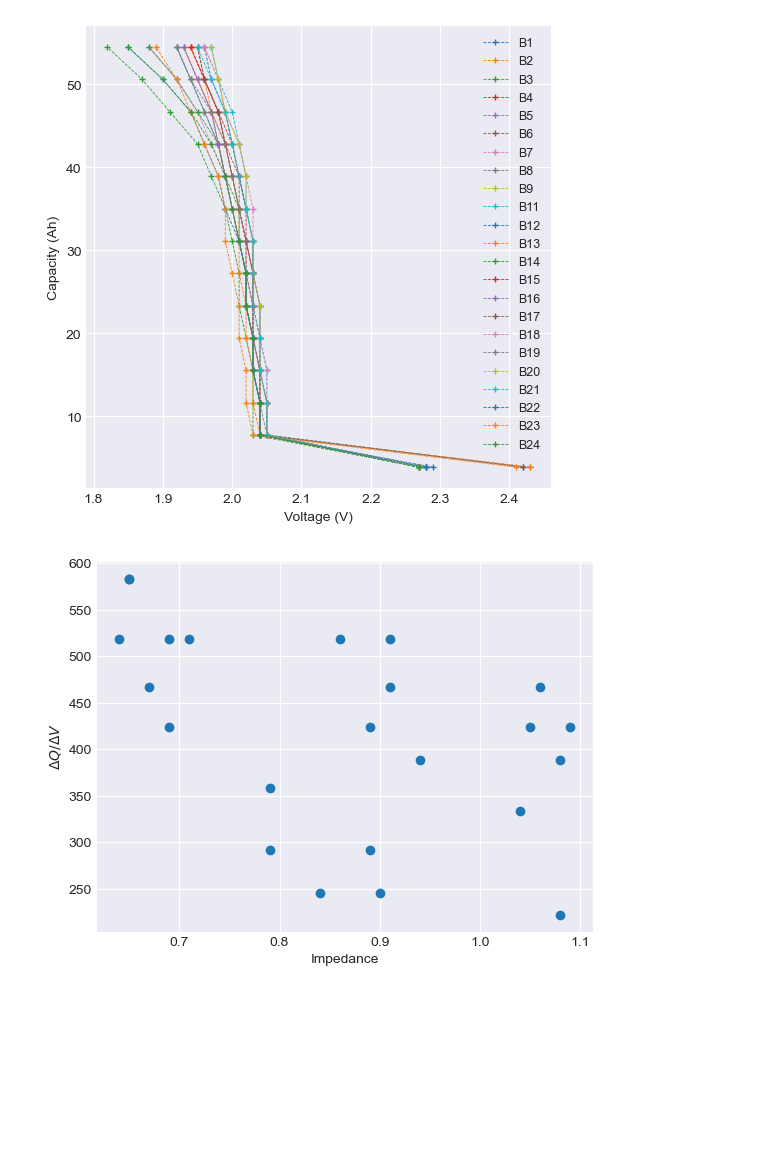
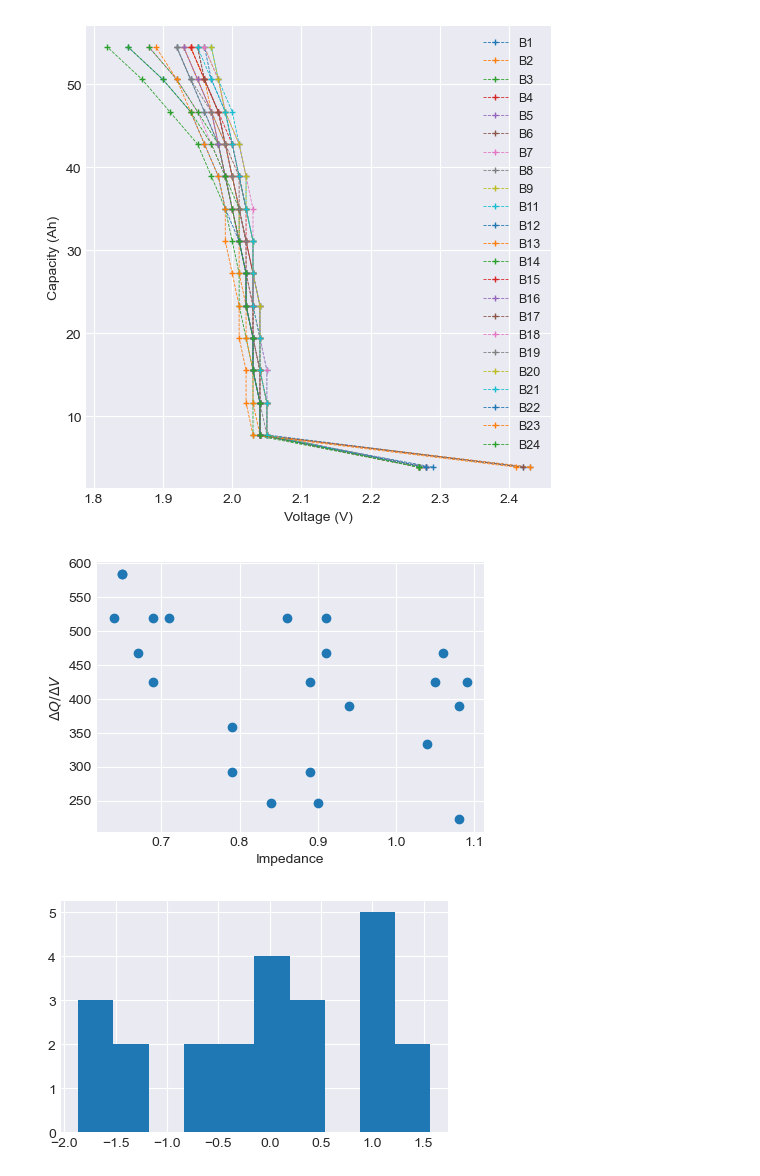
Before and after one commit to sarajcev/bayes_battery, a Jupyter notebook: bayes_analysis.ipynb, the cells around one changed output. Cells and saved outputs as stored; diff of their text form; code cells hidden in the pictures; blank space fills up the shorter version.

```diff
--- a/bayes_analysis.ipynb
+++ b/bayes_analysis.ipynb
@@ -23,6 +25,5 @@ az.style.use('seaborn-v0_8-darkgrid')
 # %%
-data = pd.read_excel('long_form_sve.xlsx', sheet_name='21-11-25')
-#data.loc[9, 'Zi'] = 20.  # overwrite
+data = pd.read_excel(file_name, sheet_name='21-11-25')
 data
 # %% [output]
 |  | Battery | X/cm | Y/cm | Zi | Rij | Ui(0) | Ui(6) | Ui(12) | Ui(18) | Ui(24) | ... | ... |
@@ -92 +96,29 @@ zi_data = data['Zi'].values
 index_values = data.index
+# %%
+c = {
+    'id': data['Battery'].values
+}
+# Bayesian regression with Gaussian processes.
+with pm.Model(coords=c) as mvt:
+    # Data containers.
+    x = pm.Data('x', delta_t)
+    y = pm.Data('y', zi_data)
+    idx = pm.Data('idx', index_values)
+    # Covariance matrix.
+    eta = pm.Exponential('eta', lam=2)
+    rho = pm.Exponential('rho', lam=0.5)
+    Kij = eta * np.exp(-rho * dm) + np.diag([0.01]*n)
+    # Multivariate prior.
+    gamma = pm.MvStudentT('gamma', nu=4, mu=np.zeros(n), cov=Kij, dims='id')
+    # Additional priors.
+    alpha = pm.Normal('alpha', mu=0, sigma=2)
+    sigma = pm.HalfCauchy('sigma', beta=2)
+    # Linear model.
+    mu = alpha + x * gamma[idx]
+    # Likelihood.
+    obs = pm.StudentT('obs', nu=4, mu=mu, sigma=sigma,
+                      observed=np.log(y), dims='id')
+    # MCMC sampling.
+    idata = pm.sample(draws=8000, tune=2000,
+                      target_accept=0.99, max_treedepth=15,
+                      idata_kwargs={'log_likelihood': True})
@@ -300,9 +331,9 @@ MAPE: 7.74 %
 # %%
-qdata = pd.read_excel('long_form_sve.xlsx', sheet_name='05-12-25')
-qdata.drop(index=9, inplace=True)
+qdata = pd.read_excel(file_name, sheet_name='05-12-25')
+qdata.drop(index=9, inplace=True)  # B10
 qdata.reset_index(drop=True, inplace=True)
 # %%
-capacity = pd.read_excel('long_form_sve.xlsx', sheet_name='Kapacitet')
+capacity = pd.read_excel(file_name, sheet_name='Kapacitet')
 capacity.dropna(axis='columns', inplace=True)
 # %%
 c_bat = capacity.iloc[2, 2:].values  # 05-12-25
@@ -328,13 +359,20 @@ for i in qdata.index:
     dqdv[i] = abs(c_bat[-1] - c_bat[ib]) / abs(vb[ib] - vb[-1])
 qdata['dqdv'] = dqdv
 # %%
-plt.scatter(qdata['Zi'].values, qdata['dqdv'].values)
-plt.xlabel('Impedance')
-plt.ylabel(r'$\Delta Q / \Delta V$')
+fig, ax = plt.subplots(figsize=(5, 3.5))
+ax.scatter(qdata['Zi'].values, qdata['dqdv'].values)
+ax.set_xlabel('Impedance')
+ax.set_ylabel(r'$\Delta Q / \Delta V$')
 plt.show()
 # %% [output]
-[figure, old version]
+[figure, new version]
 # %%
 # Standardize.
 scale = StandardScaler()
 dqdv = scale.fit_transform(dqdv.reshape(-1, 1)).flatten()
+# %%
+fig, ax = plt.subplots(figsize=(5, 3))
+ax.hist(dqdv)
+plt.show()
+# %% [output]
+[figure, added]
```
Also changed, not shown: parts of 17 cells of this notebook.
